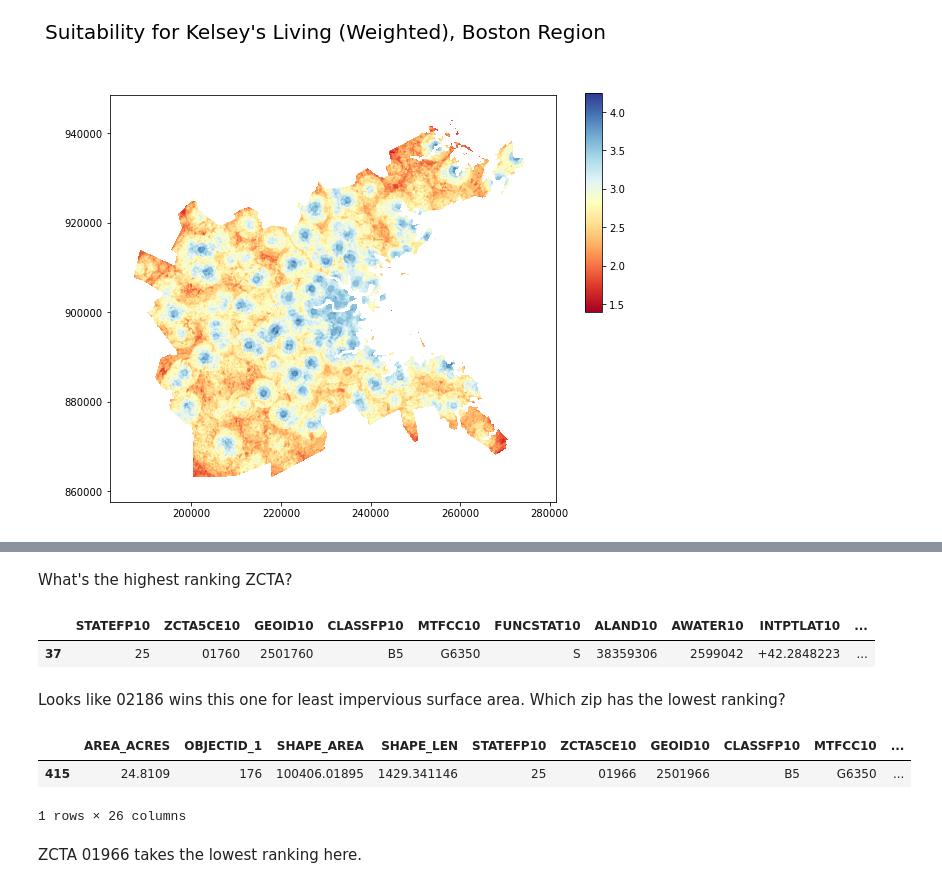
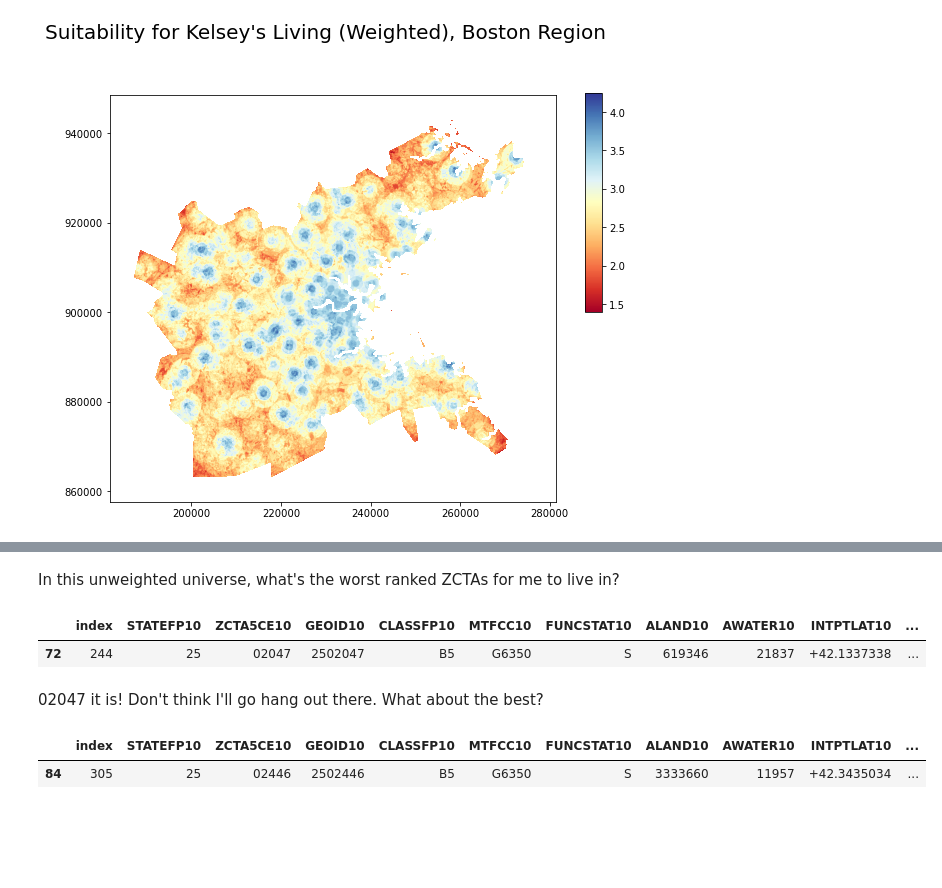
Before and after one commit to krowe42/FinalProject-LivingDecisions, a Jupyter notebook: Rowe-LivingDecisions.ipynb, the cells around one changed output, grey strips where cells are left out. Saved outputs shown, nothing was run; the diff lists cells and outputs as text; code cells hidden in the pictures; blank space fills up the shorter version.

```diff
--- a/Rowe-LivingDecisions.ipynb
+++ b/Rowe-LivingDecisions.ipynb
@@ -752,3 +840,3 @@ zips_unweighted = zips_clipped.join(unweighted_stats)
 # %%
-# zips_clipped.pd.reset_index()
-# zips_clipped
+zips_reset = zips_clipped.reset_index()
+zips_reset
@@ -786,0 +859,4 @@ unweighted_stats
+# %%
+unweighted_stats = pd.DataFrame(zonal_stats(zips_clipped, living_unweighted,
+                                affine=transform, stats=['mean'], nodata = np.NaN))
+zips_unweighted = zips_reset.join(unweighted_stats)
@@ -787,19 +869,16 @@ unweighted_stats
 # %% [markdown]
-What's the highest ranking ZCTA?
+In this unweighted universe, what's the worst ranked ZCTAs for me to live in?
+# %%
+sort_unweighted = zips_unweighted.sort_values(by='mean', ascending=True)
+sort_unweighted.head(1)
+# %% [output]
+|  | index | STATEFP10 | ZCTA5CE10 | GEOID10 | CLASSFP10 | MTFCC10 | FUNCSTAT10 | ALAND10 | AWATER10 | INTPTLAT10 | ... |
+| 72 | 244 | 25 | 02047 | 2502047 | B5 | G6350 | S | 619346 | 21837 | +42.1337338 | ... |
+# %% [markdown]
+02047 it is! Don't think I'll go hang out there. What about the best?
 # %%
-sort_zips_imp = zips_imp.sort_values(by='mean', ascending=False)
-sort_zips_imp.head(1)
+sort_unweighted = zips_unweighted.sort_values(by='mean', ascending=False)
+sort_unweighted.head(1)
 # %% [output]
-|  | STATEFP10 | ZCTA5CE10 | GEOID10 | CLASSFP10 | MTFCC10 | FUNCSTAT10 | ALAND10 | AWATER10 | INTPTLAT10 | ... |
-| 37 | 25 | 01760 | 2501760 | B5 | G6350 | S | 38359306 | 2599042 | +42.2848223 | ... |
+|  | index | STATEFP10 | ZCTA5CE10 | GEOID10 | CLASSFP10 | MTFCC10 | FUNCSTAT10 | ALAND10 | AWATER10 | INTPTLAT10 | ... |
+| 84 | 305 | 25 | 02446 | 2502446 | B5 | G6350 | S | 3333660 | 11957 | +42.3435034 | ... |
-# %% [markdown]
-Looks like 02186 wins this one for least impervious surface area. Which zip has the lowest ranking?
-# %%
-sort_zips_imp = zips_imp.sort_values(by='mean', ascending=True)
-sort_zips_imp.head(1)
-# %% [output]
-|  | AREA_ACRES | OBJECTID_1 | SHAPE_AREA | SHAPE_LEN | STATEFP10 | ZCTA5CE10 | GEOID10 | CLASSFP10 | MTFCC10 | ... |
-| 415 | 24.8109 | 176 | 100406.01895 | 1429.341146 | 25 | 01966 | 2501966 | B5 | G6350 | ... |
-1 rows × 26 columns
-# %% [markdown]
-ZCTA 01966 takes the lowest ranking here.
```
Also changed, not shown: parts of 26 cells of this notebook.
